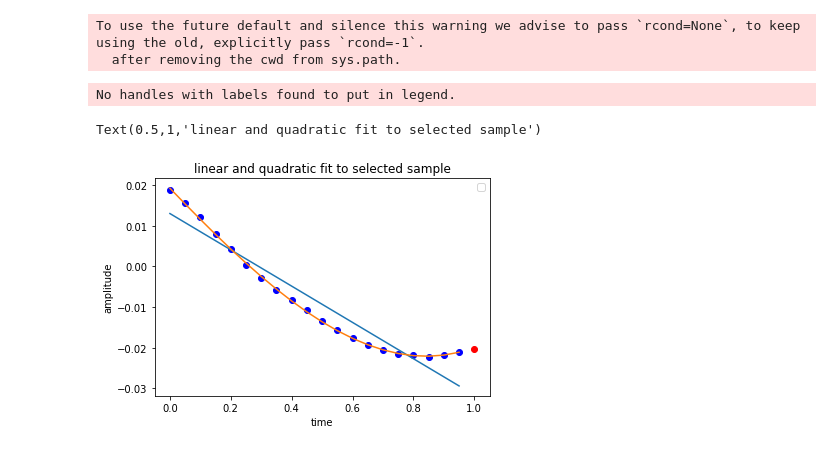
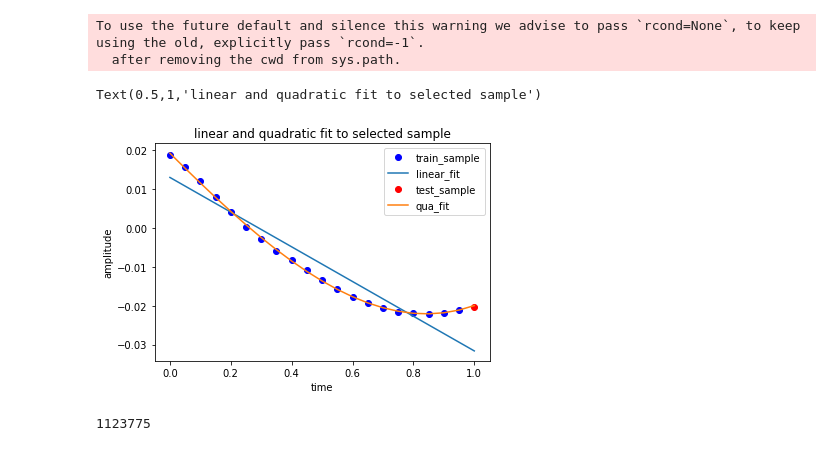
Before and after one commit to lixuran/mlpr_coursework1, a Jupyter notebook: intermitant.ipynb, the cells around one changed output. Cells and saved outputs as stored; diff of their text form; code cells hidden in the pictures.

```diff
--- a/intermitant.ipynb
+++ b/intermitant.ipynb
@@ -98,3 +113,7 @@ array([0.  , 0.05, 0.1 , 0.15, 0.2 , 0.25, 0.3 , 0.35, 0.4 , 0.45, 0.5 ,
+# %%
+x_trainandtest=np.append(x_train,[1])
+extended_x_trainandtest=np.array([[1,x,x**2,x**3,x**4] for x in x_trainandtest])
+extended_biased_x_trainandtest = np.concatenate([extended_x_trainandtest, np.ones((extended_x_trainandtest.shape[0],1))], axis=1)
 # %%
 X_bias = np.concatenate([x_train, np.ones((x_train.shape[0],1))], axis=1)
 w1,b1=np.linalg.lstsq(X_bias,y_train)[0]
@@ -114,15 +133,14 @@ To use the future default and silence this warning we advise to pass `rcond=None
   after removing the cwd from sys.path.
 # %%
 plt.figure()
-plt.plot(x_train,y_train,'bo')
-plt.plot(x_train,w1*x_train+b1)
-plt.plot(1,y_test,'ro')
-plt.plot(x_train,np.matmul(extended_biased_X,w))
-plt.legend()
+train_sample,=plt.plot(x_train,y_train,'bo')
+linear_fit,=plt.plot(x_trainandtest,w1*x_trainandtest+b1)
+test_sample,=plt.plot(1,y_test,'ro')
+qua_fit,=plt.plot(x_trainandtest,np.matmul(extended_biased_x_trainandtest,w))
+plt.legend([train_sample,linear_fit,test_sample,qua_fit],['train_sample','linear_fit','test_sample','qua_fit'],loc='best')
 plt.xlabel("time")
 plt.ylabel("amplitude")
 plt.title("linear and quadratic fit to selected sample")
 # %% [output]
-No handles with labels found to put in legend.
+Text(0.5,1,'linear and quadratic fit to selected sample')
-Text(0.5,1,'linear and quadratic fit to selected sample')
-[figure, old version]
+[figure, new version]
@@ -130,0 +237,4 @@ y_train,y_test
+# %%
+X_shuf_train.shape[0]
+# %% [output]
+1123775
```
Also changed, not shown: parts of 17 cells of this notebook.
